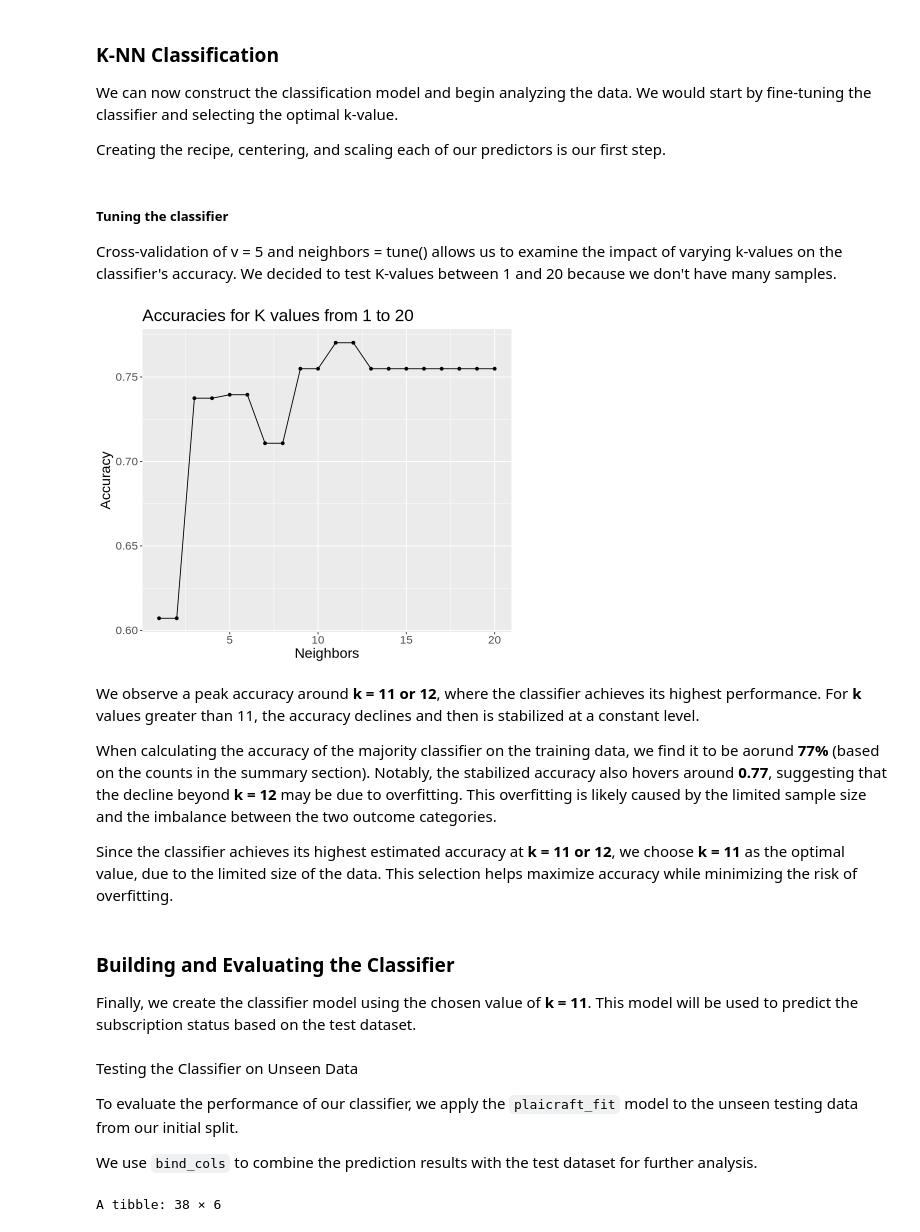
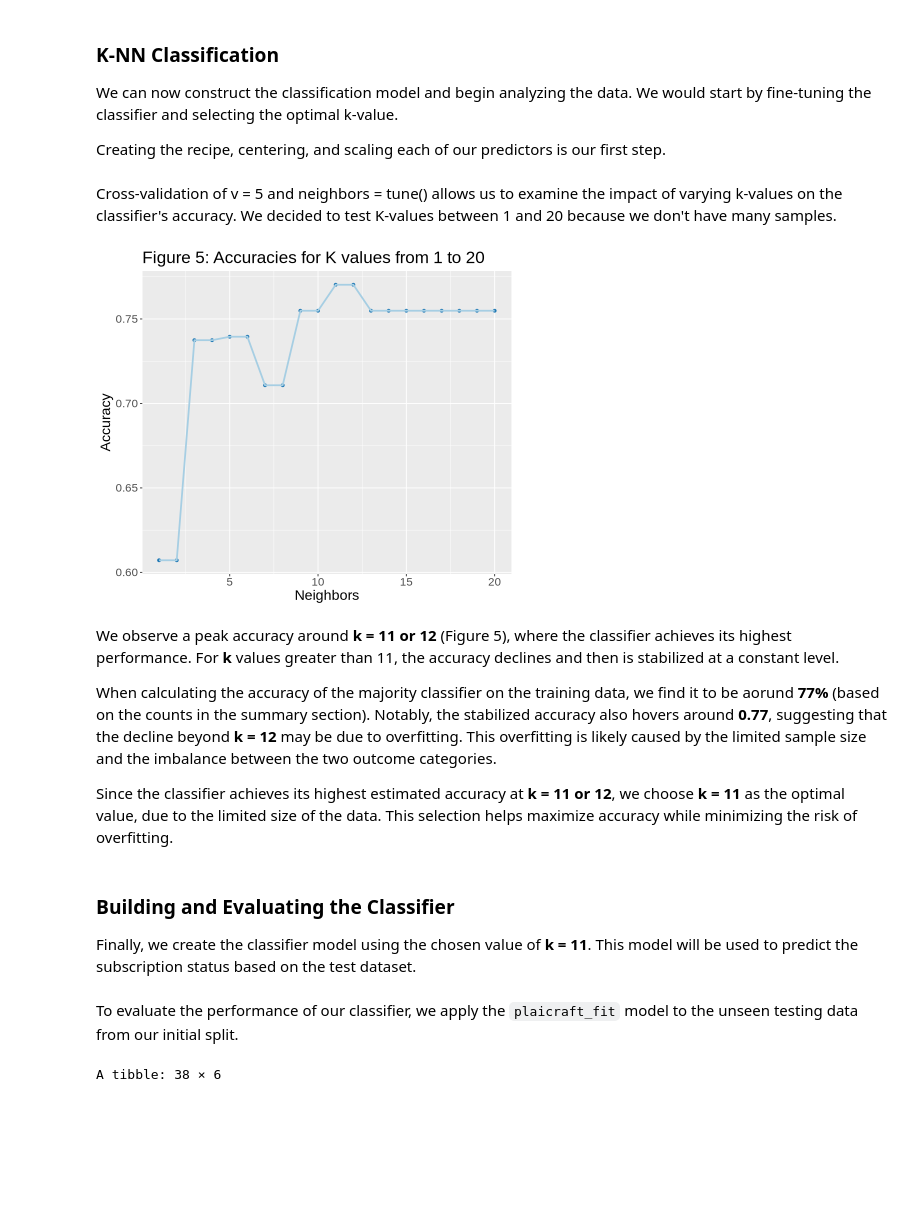
Before and after one commit to sarahmontgomery04/dsci-100-2025w2-group-13, a Jupyter notebook: Project Final Report.ipynb, the cells around one changed output. Drawn from its saved outputs; the diff is of its cells as text; code cells hidden in the pictures; blank space fills up the shorter version.

Commit message:
Organized figures and tables, started the discussion portion

```diff
--- a/Project Final Report.ipynb
+++ b/Project Final Report.ipynb
@@ -374,37 +381,37 @@ plaicraft_recipe <- recipe(subscribe ~ ., data = plaicraft_train)|>
             step_scale(all_predictors())|>
             step_center(all_predictors())
 # %% [markdown]
-##### Tuning the classifier
 Cross-validation of v = 5 and neighbors = tune() allows us to examine the impact of varying k-values on the classifier's accuracy.  We decided to test K-values between 1 and 20 because we don't have many samples.
 # %%
 set.seed(525)
 options(repr.plot.height = 6, repr.plot.width = 7)
 knn_tune <- nearest_neighbor(weight_func = "rectangular", neighbors = tune()) |>
             set_engine("kknn") |>
             set_mode("classification")
 
 plaicraft_vfold <- vfold_cv(plaicraft_train, v = 5, strata = subscribe)
 
 tune_results <- workflow() |>
                  add_recipe(plaicraft_recipe) |>
                  add_model(knn_tune) |>
                  tune_grid(resamples = plaicraft_vfold, grid = tibble(neighbors = c(1:20))) |>
                  collect_metrics()|>
                  filter(.metric == 'accuracy')
 
 cross_val_plot <- ggplot(tune_results, aes(x = neighbors, y = mean)) +
-                 geom_point() +
-                 geom_line() +
+                 geom_point(colour = "#1F78B4") +
+                 geom_line(colour = "#A6CEE3",
+                          linewidth = 1) +
                  labs(x = 'Neighbors',
                       y = 'Accuracy') +
-                 ggtitle("Accuracies for K values from 1 to 20")+
+                 ggtitle("Figure 5: Accuracies for K values from 1 to 20")+
                  theme(text = element_text(size = 17))
 
 cross_val_plot
 # %% [output]
-[figure, old version]
+[figure, new version]
 # %% [markdown]
-We observe a peak accuracy around **k = 11 or 12**, where the classifier achieves its highest performance. For **k** values greater than 11, the accuracy declines and then is stabilized at a constant level.
+We observe a peak accuracy around **k = 11 or 12** (Figure 5), where the classifier achieves its highest performance. For **k** values greater than 11, the accuracy declines and then is stabilized at a constant level.
 
 When calculating the accuracy of the majority classifier on the training data, we find it to be aorund **77%** (based on the counts in the summary section). Notably, the stabilized accuracy also hovers around **0.77**, suggesting that the decline beyond **k = 12** may be due to overfitting. This overfitting is likely caused by the limited sample size and the imbalance between the two outcome categories.
 
@@ -424,11 +431,7 @@ plaicraft_fit<- workflow()|>
                 add_model(plaicraft_spec) |>
                 fit(data = plaicraft_train)
 # %% [markdown]
-Testing the Classifier on Unseen Data
-
 To evaluate the performance of our classifier, we apply the `plaicraft_fit` model to the unseen testing data from our initial split.
-
-We use `bind_cols` to combine the prediction results with the test dataset for further analysis.
 # %%
 set.seed(525)
 plaicraft_result <- predict(plaicraft_fit, plaicraft_test)|>
```
Also changed, not shown: parts of 16 cells of this notebook.
